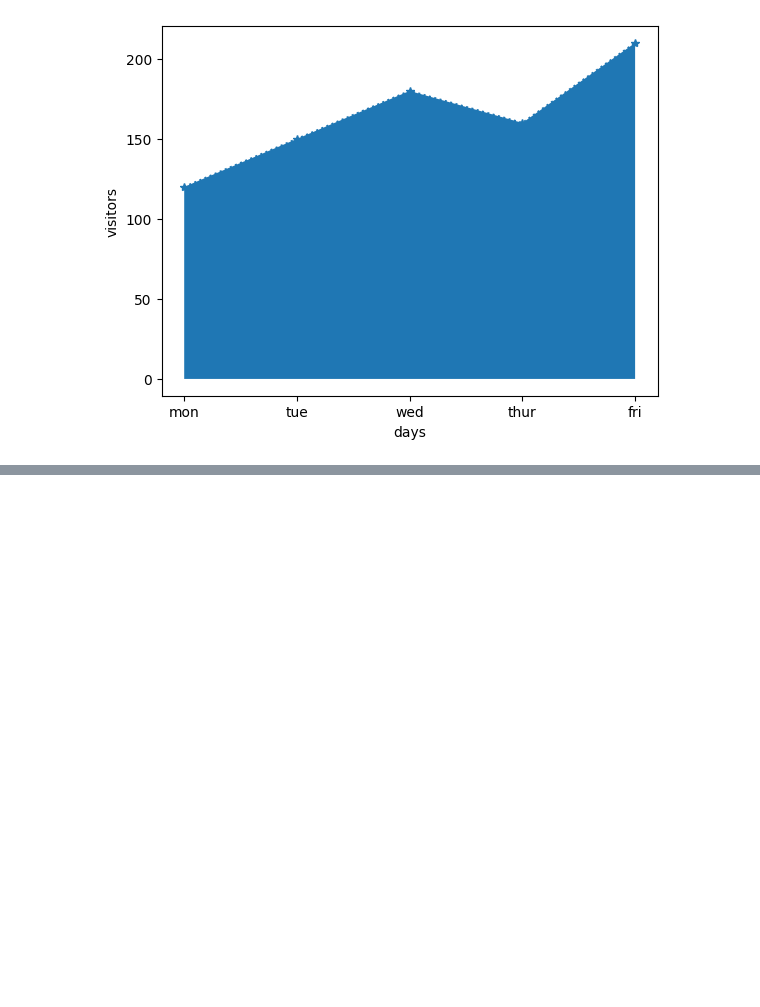
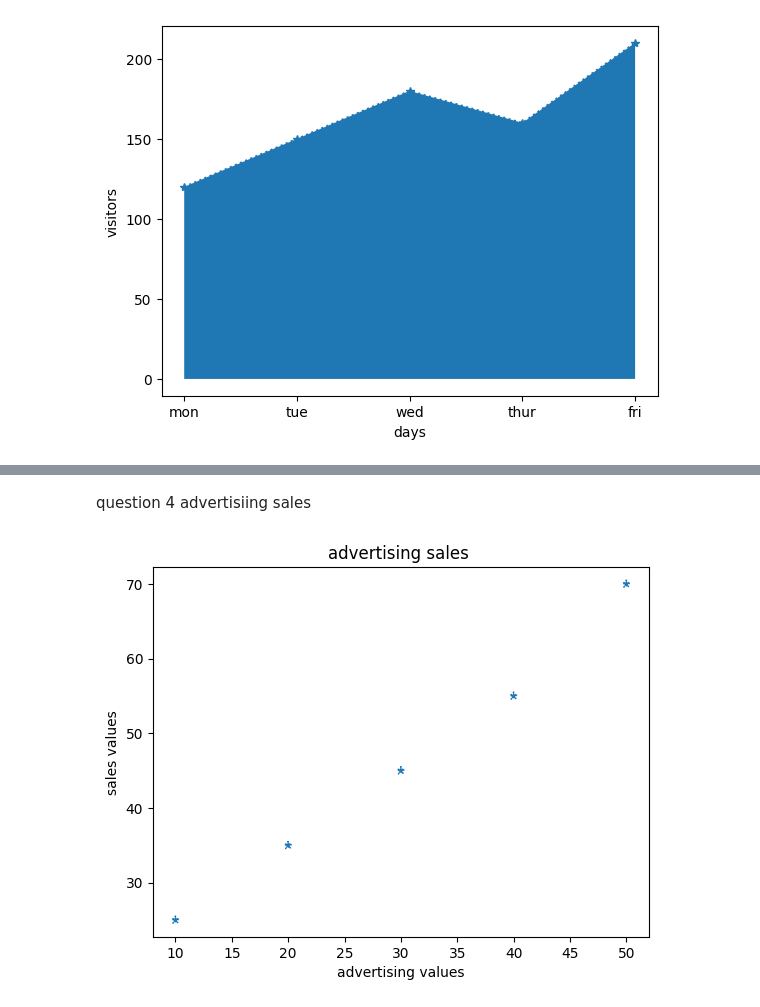
Before and after one commit to Sayahniyas/DATASCIENCE_PROJECTS, a Jupyter notebook: SEABORN.ipynb, the cells around one changed output, grey strips where cells are left out. Cells and saved outputs as stored; diff of their text form; code cells hidden in the pictures; blank space fills up the shorter version.

```diff
--- a/SEABORN.ipynb
+++ b/SEABORN.ipynb
@@ -93,0 +103,12 @@ plt.show()
+# %% [markdown]
+question 4 advertisiing sales
+# %%
+advertising = [10,20,30,40,50]
+sales = [25,35,45,55,70]
+plt.scatter(advertising,sales,marker = "*",linestyle=":")
+plt.xlabel("advertising values")
+plt.ylabel("sales values")
+plt.title("advertising sales ")
+plt.show()
+# %% [output]
+[figure, added]
```
Also changed, not shown: parts of 5 cells of this notebook.
